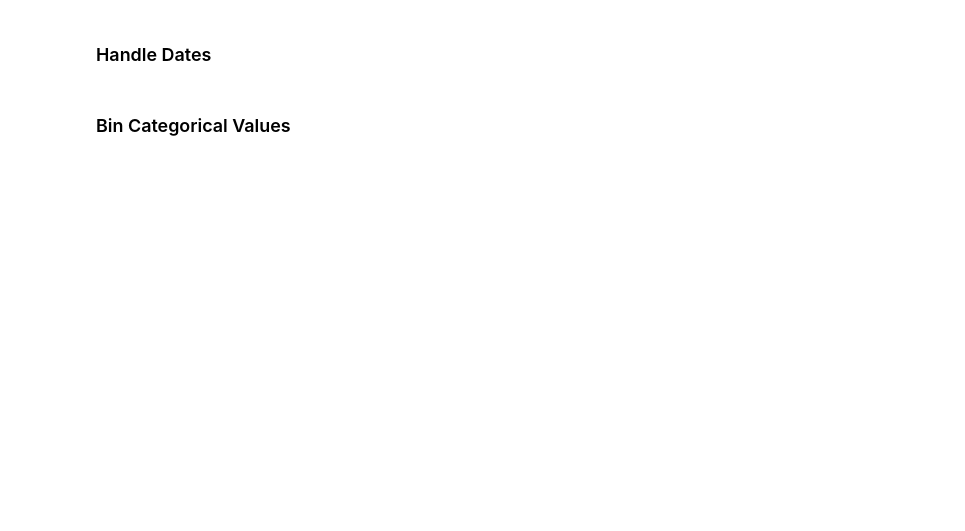
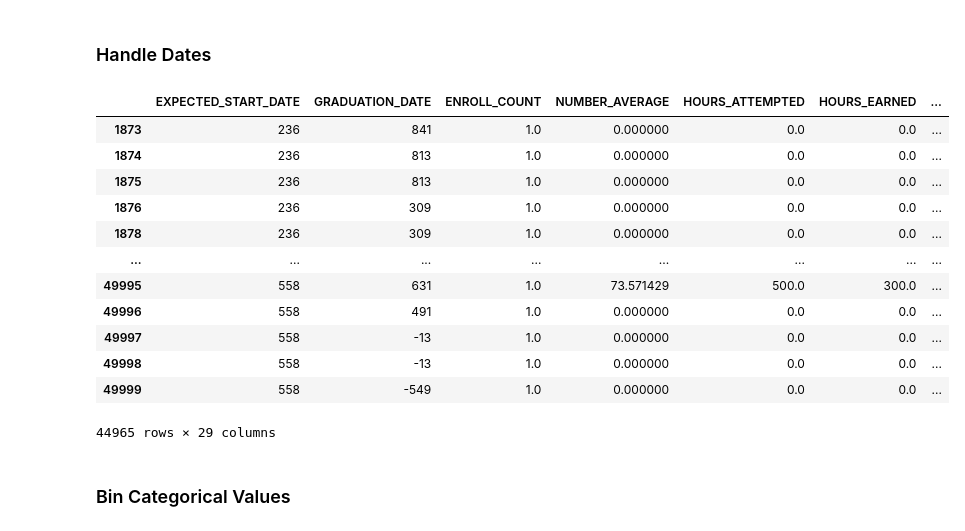
Before and after one commit to idayley/IS455, a Jupyter notebook: 1 Checkpoints/9 Categorical/Checkpoint_DT.ipynb, the cells around one changed output. Saved outputs shown, nothing was run; the diff lists cells and outputs as text; code cells hidden in the pictures; blank space fills up the shorter version.

```diff
--- a/1 Checkpoints/9 Categorical/Checkpoint_DT.ipynb
+++ b/1 Checkpoints/9 Categorical/Checkpoint_DT.ipynb
@@ -69,12 +150,39 @@ df
 # %%
 # Question 5: Now it's time to handle the date values. LAST_ACTIVITY_DATE,
 # EXPECTED_START_DATE, BIRTH_DATE, and GRADUATION_DATE may all be useful.
 # For LAST_ACTIVITY_DATE, EXPECTED_START_DATE, and BIRTH_DATE, replace the
 # date value with the number of days between that date and 2022-1-1. In other
 # words: 2022-1-1 minus the date value in the field. For GRADUATION_DATE,
 # replace the date value with the number of days until graduation assuming
 # that today's date is 2020-1-1. In other words, calculate: GRADUATION_DATE
 # minus 2020-1-1. Print out the first five rows to examine the results.
+
+from datetime import datetime as dt
+df_dates = df_noMissing.copy()
+df_dates['BIRTH_DATE'] = pd.to_datetime(df_dates['BIRTH_DATE']).dt.date
+df_dates['LAST_ACTIVITY_DATE'] = pd.to_datetime(df_dates['LAST_ACTIVITY_DATE']).dt.date
+df_dates['EXPECTED_START_DATE'] = pd.to_datetime(df_dates['EXPECTED_START_DATE']).dt.date
+df_dates['GRADUATION_DATE'] = pd.to_datetime(df_dates['GRADUATION_DATE']).dt.date
+
+df_dates['LAST_ACTIVITY_DATE'] = (dt.strptime("2022-1-1", '%Y-%m-%d').date() - df_dates['LAST_ACTIVITY_DATE']).dt.days
+df_dates['EXPECTED_START_DATE'] = (dt.strptime("2022-1-1", '%Y-%m-%d').date() - df_dates['EXPECTED_START_DATE']).dt.days
+df_dates['BIRTH_DATE'] = (dt.strptime("2022-1-1", '%Y-%m-%d').date() - df_dates['BIRTH_DATE']).dt.days
+df_dates['GRADUATION_DATE'] = (df_dates['GRADUATION_DATE'] - dt.strptime("2022-1-1", '%Y-%m-%d').date()).dt.days
+df_dates
+# %% [output]
+|  | EXPECTED_START_DATE | GRADUATION_DATE | ENROLL_COUNT | NUMBER_AVERAGE | HOURS_ATTEMPTED | HOURS_EARNED | ... |
+| 1873 | 236 | 841 | 1.0 | 0.000000 | 0.0 | 0.0 | ... |
+| 1874 | 236 | 813 | 1.0 | 0.000000 | 0.0 | 0.0 | ... |
+| 1875 | 236 | 813 | 1.0 | 0.000000 | 0.0 | 0.0 | ... |
+| 1876 | 236 | 309 | 1.0 | 0.000000 | 0.0 | 0.0 | ... |
+| 1878 | 236 | 309 | 1.0 | 0.000000 | 0.0 | 0.0 | ... |
+| ... | ... | ... | ... | ... | ... | ... | ... |
+| 49995 | 558 | 631 | 1.0 | 73.571429 | 500.0 | 300.0 | ... |
+| 49996 | 558 | 491 | 1.0 | 0.000000 | 0.0 | 0.0 | ... |
+| 49997 | 558 | -13 | 1.0 | 0.000000 | 0.0 | 0.0 | ... |
+| 49998 | 558 | -13 | 1.0 | 0.000000 | 0.0 | 0.0 | ... |
+| 49999 | 558 | -549 | 1.0 | 0.000000 | 0.0 | 0.0 | ... |
+44965 rows × 29 columns
 # %% [markdown]
 ### Bin Categorical Values
 # %%
```
Also changed, not shown: parts of 15 cells of this notebook, 2 other files.
